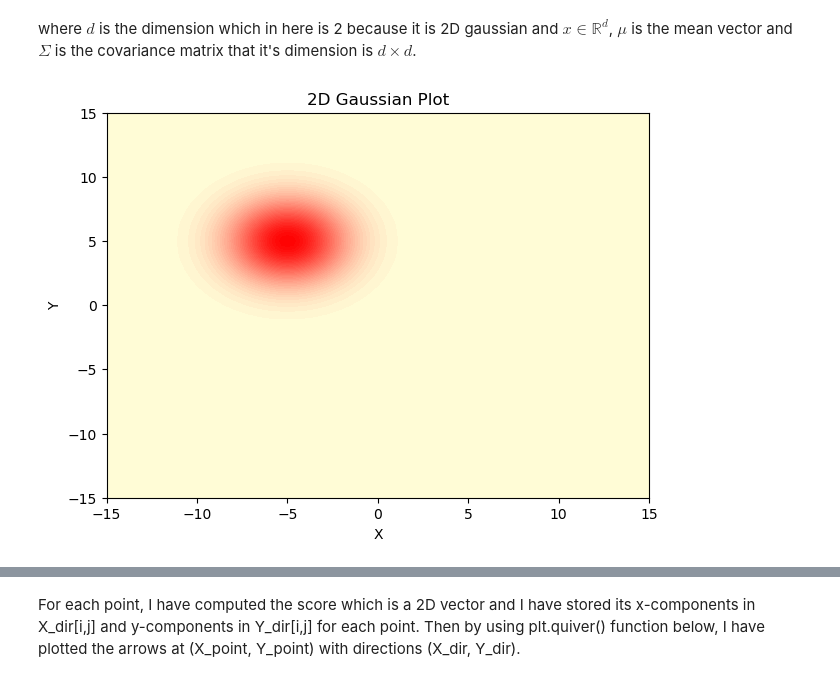
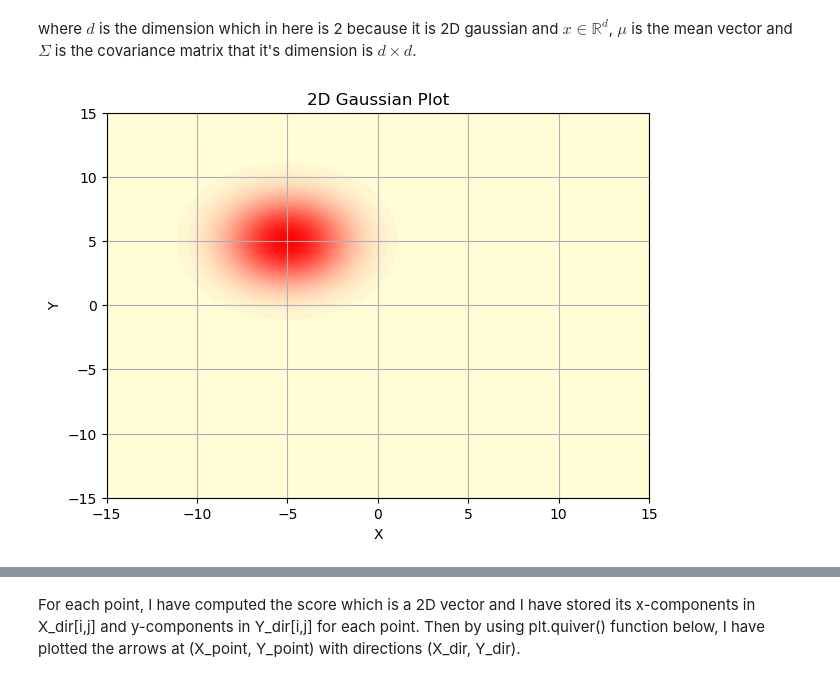
Before and after one commit to Amir-rfz/Data-Science-Course-Projects-S2025, a Jupyter notebook: CA1/CA1.ipynb, the cells around one changed output, grey strips where cells are left out. Drawn from its saved outputs; the diff is of its cells as text; code cells hidden in the pictures.

```diff
--- a/CA1/CA1.ipynb
+++ b/CA1/CA1.ipynb
@@ -13,26 +20,27 @@ where $d$ is the dimension which in here is 2 because it is 2D gaussian and $x \
 # %%
 mean = np.array([-5, 5])
 cov  = np.array([[5, 0],
                  [0, 5]])
 size = 100
 X_ax = np.linspace(-15, 15, size)
 Y_ax = np.linspace(-15, 15, size)
 X, Y = np.meshgrid(X_ax, Y_ax)
 Z = np.zeros((size, size))
 for i in range(size):
     for j in range(size):
         point = np.array([X[i,j], Y[i,j]])
         temp = point - mean
         Z[i,j] = (1.0 / ((2*np.pi)**(2/2) * (np.linalg.det(cov)**0.5))) * np.exp(-0.5 * temp.T @ np.linalg.inv(cov) @ temp)
 plt.figure(figsize=(7,5))
 plt.contourf(X, Y, Z, levels = 50,
                 cmap = mcolors.LinearSegmentedColormap.from_list("color", [(1.0, 1.0, 0.85), (1.0, 0.0, 0.0)]))
 plt.title("2D Gaussian Plot")
 plt.xlabel("X")
 plt.ylabel("Y")
+plt.grid(True)
 plt.show()
 # %% [output]
-[figure, old version]
+[figure, new version]
 # %% [markdown]
 **Multivariate Gaussian PDF**
 
```
Also changed, not shown: parts of 12 cells of this notebook.
